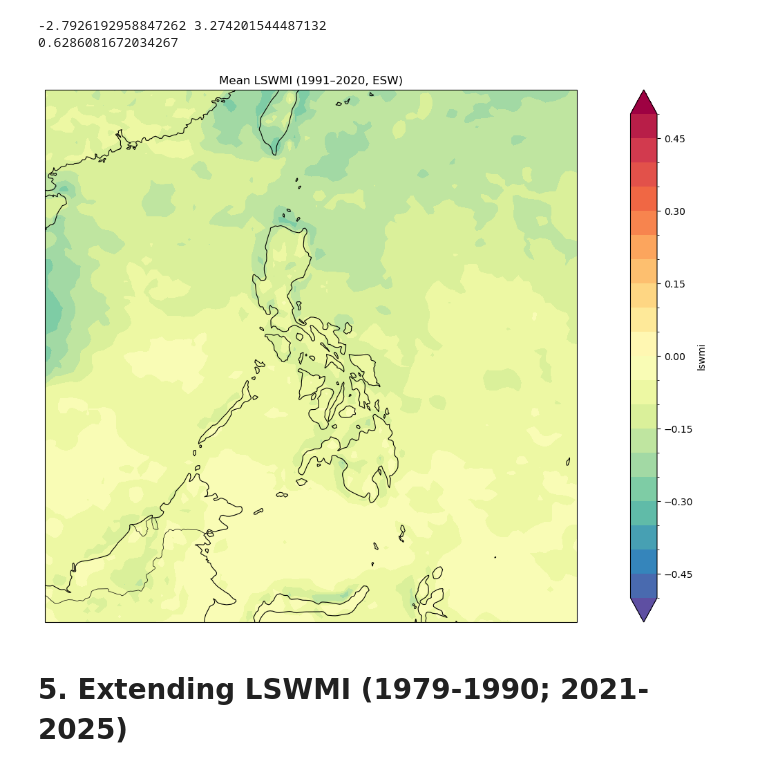
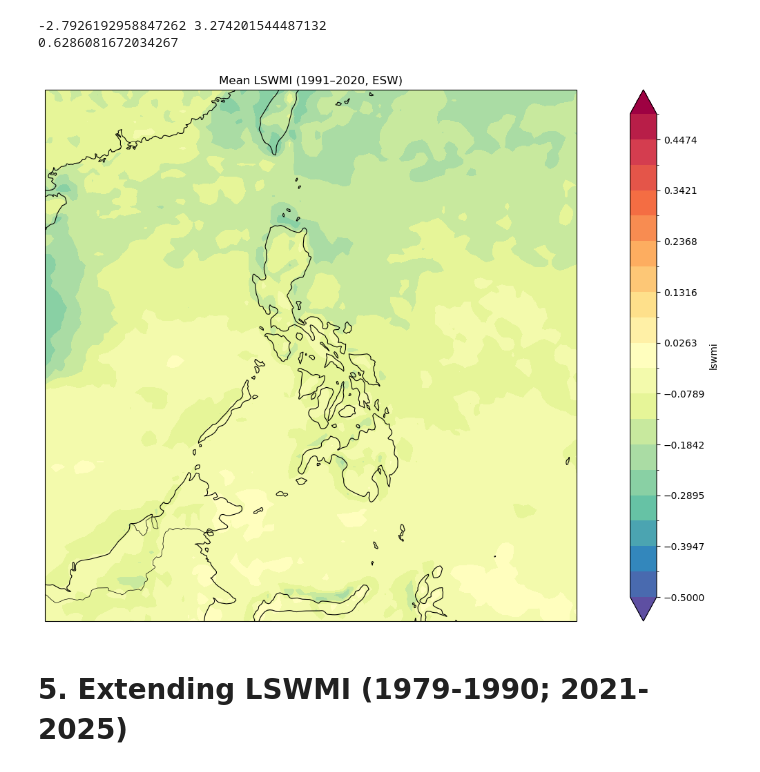
Before and after one commit to AleandraR/MS_Thesis_SWM, a Jupyter notebook: 02_notebooks/00b1_LSWMIPrep_Outputs.ipynb, the cells around one changed output. Saved outputs shown, nothing was run; the diff lists cells and outputs as text; code cells hidden in the pictures.

```diff
--- a/02_notebooks/00b1_LSWMIPrep_Outputs.ipynb
+++ b/02_notebooks/00b1_LSWMIPrep_Outputs.ipynb
@@ -595,35 +628,33 @@ print(lswmi_da.std("time").mean().item())
 # %%
 import matplotlib.pyplot as plt
 import cartopy.crs as ccrs
 import cartopy.feature as cfeature
-import numpy as np
 
 lswmi_mean = lswmi_da.mean(dim="time")
 
 plt.figure(figsize=(20, 10))
 ax = plt.axes(projection=ccrs.PlateCarree())
 
 ax.coastlines(resolution="50m", linewidth=0.8)
 ax.add_feature(cfeature.BORDERS, linewidth=0.5)
 ax.add_feature(cfeature.LAND, facecolor="lightgray", zorder=0)
 ax.add_feature(cfeature.OCEAN, facecolor="white", zorder=0)
 
-levels = np.linspace(-0.5, 0.5, 21)
-
+# Plot with fixed vmin and vmax
 lswmi_mean.plot.contourf(
     ax=ax,
     transform=ccrs.PlateCarree(),
     cmap="Spectral_r",
-    levels=levels,
+    levels=20,
+    extend="both",
     vmin=-0.5,
-    vmax=0.5,
-    extend="both"
+    vmax=0.5
 )
 
 ax.set_title("Mean LSWMI (1991–2020, ESW)")
 plt.show()
 # %% [output]
-[figure, old version]
+[figure, new version]
 # %% [markdown]
 # 5. Extending LSWMI (1979-1990; 2021-2025)
 # %% [markdown]
```
Also changed, not shown: parts of 16 cells of this notebook.
